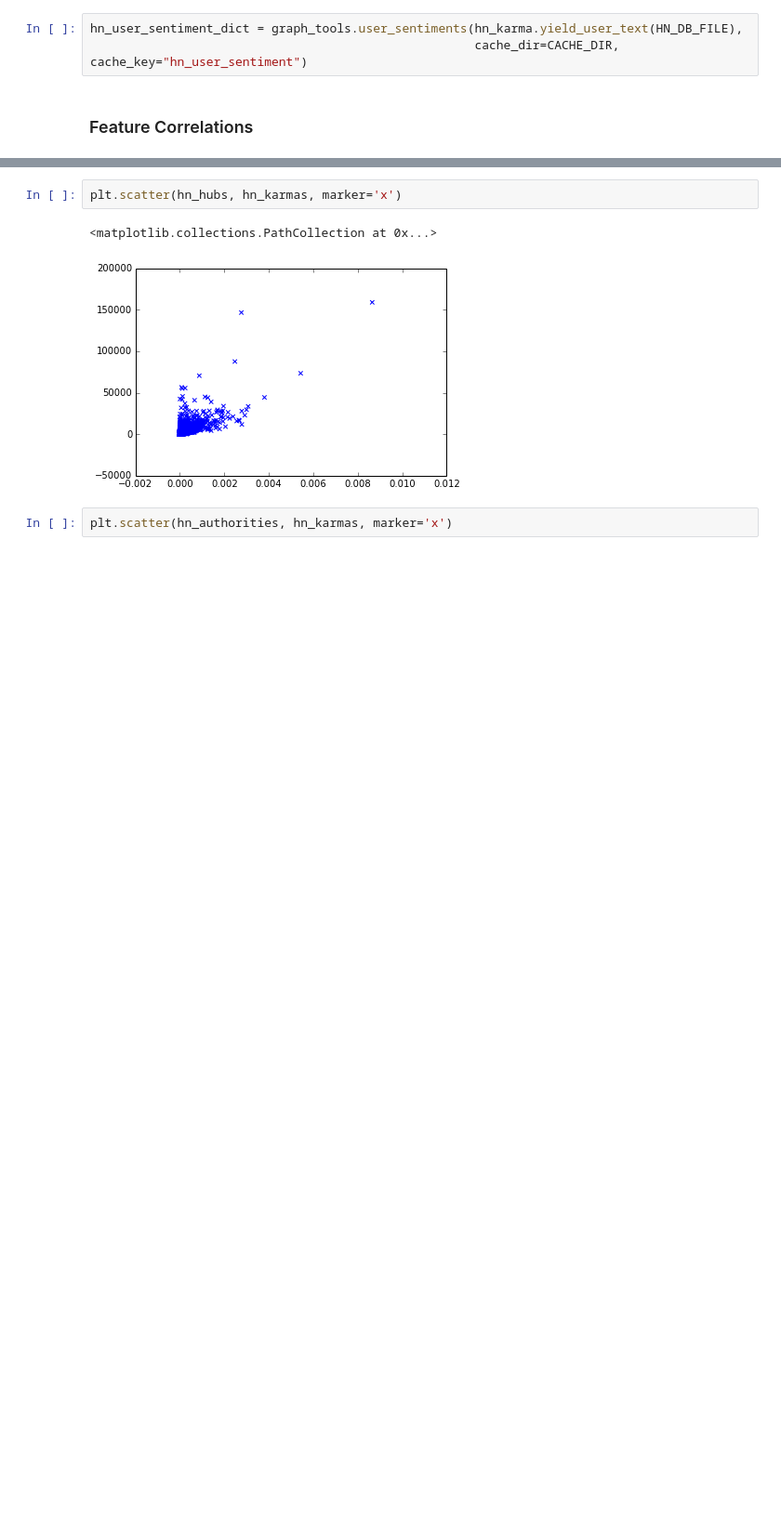
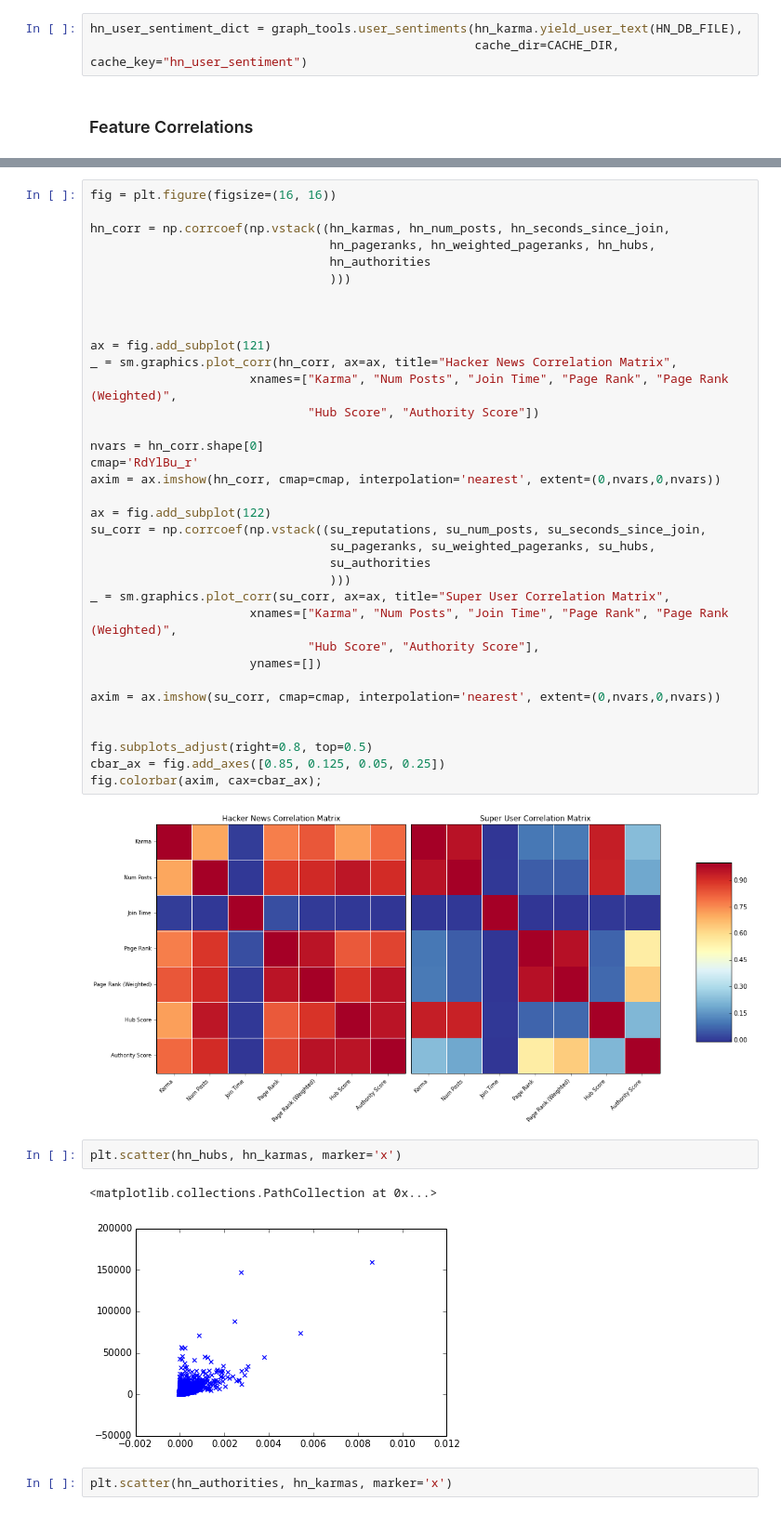
Before and after one commit to turtlesoupy/karma-prediction-cs224w, a Jupyter notebook: ipython/Karma.ipynb, the cells around one changed output, grey strips where cells are left out. Shown at 93% size. Cells and saved outputs as stored; diff of their text form; blank space fills up the shorter version.

```diff
--- a/ipython/Karma.ipynb
+++ b/ipython/Karma.ipynb
@@ -227,3 +260,40 @@ plt.scatter(hn_num_posts, hn_karmas, marker='x')
+# %%
+fig = plt.figure(figsize=(16, 16))
+
+hn_corr = np.corrcoef(np.vstack((hn_karmas, hn_num_posts, hn_seconds_since_join,
+                                 hn_pageranks, hn_weighted_pageranks, hn_hubs,
+                                 hn_authorities
+                                 )))
+
+
+
+ax = fig.add_subplot(121)
+_ = sm.graphics.plot_corr(hn_corr, ax=ax, title="Hacker News Correlation Matrix",
+                      xnames=["Karma", "Num Posts", "Join Time", "Page Rank", "Page Rank (Weighted)",
+                              "Hub Score", "Authority Score"])
+
+nvars = hn_corr.shape[0]
+cmap='RdYlBu_r'
+axim = ax.imshow(hn_corr, cmap=cmap, interpolation='nearest', extent=(0,nvars,0,nvars))
+
+ax = fig.add_subplot(122)
+su_corr = np.corrcoef(np.vstack((su_reputations, su_num_posts, su_seconds_since_join,
+                                 su_pageranks, su_weighted_pageranks, su_hubs,
+                                 su_authorities
+                                 )))
+_ = sm.graphics.plot_corr(su_corr, ax=ax, title="Super User Correlation Matrix",
+                      xnames=["Karma", "Num Posts", "Join Time", "Page Rank", "Page Rank (Weighted)",
+                              "Hub Score", "Authority Score"],
+                      ynames=[])
+
+axim = ax.imshow(su_corr, cmap=cmap, interpolation='nearest', extent=(0,nvars,0,nvars))
+
+
+fig.subplots_adjust(right=0.8, top=0.5)
+cbar_ax = fig.add_axes([0.85, 0.125, 0.05, 0.25])
+fig.colorbar(axim, cax=cbar_ax);
+# %% [output]
+[figure, added]
 # %%
 plt.scatter(hn_hubs, hn_karmas, marker='x')
 # %% [output]
```
Also changed, not shown: parts of 7 cells of this notebook.
